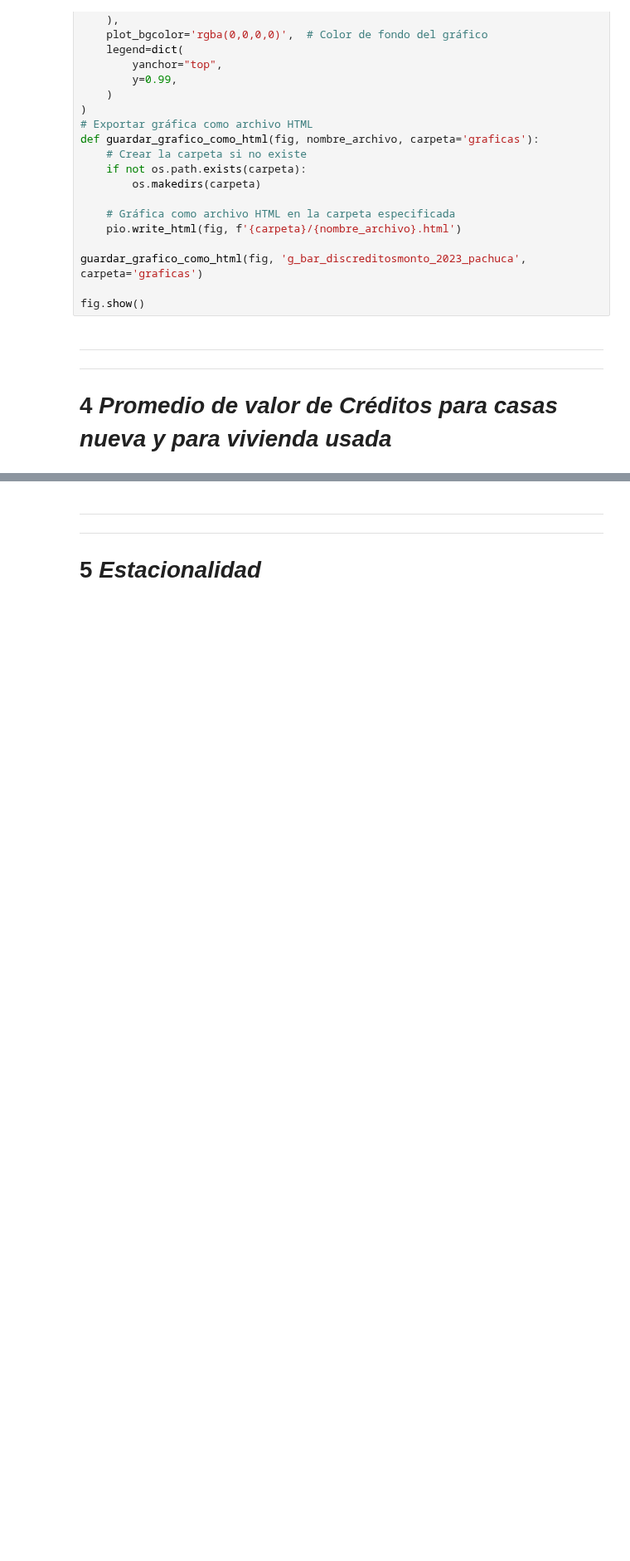
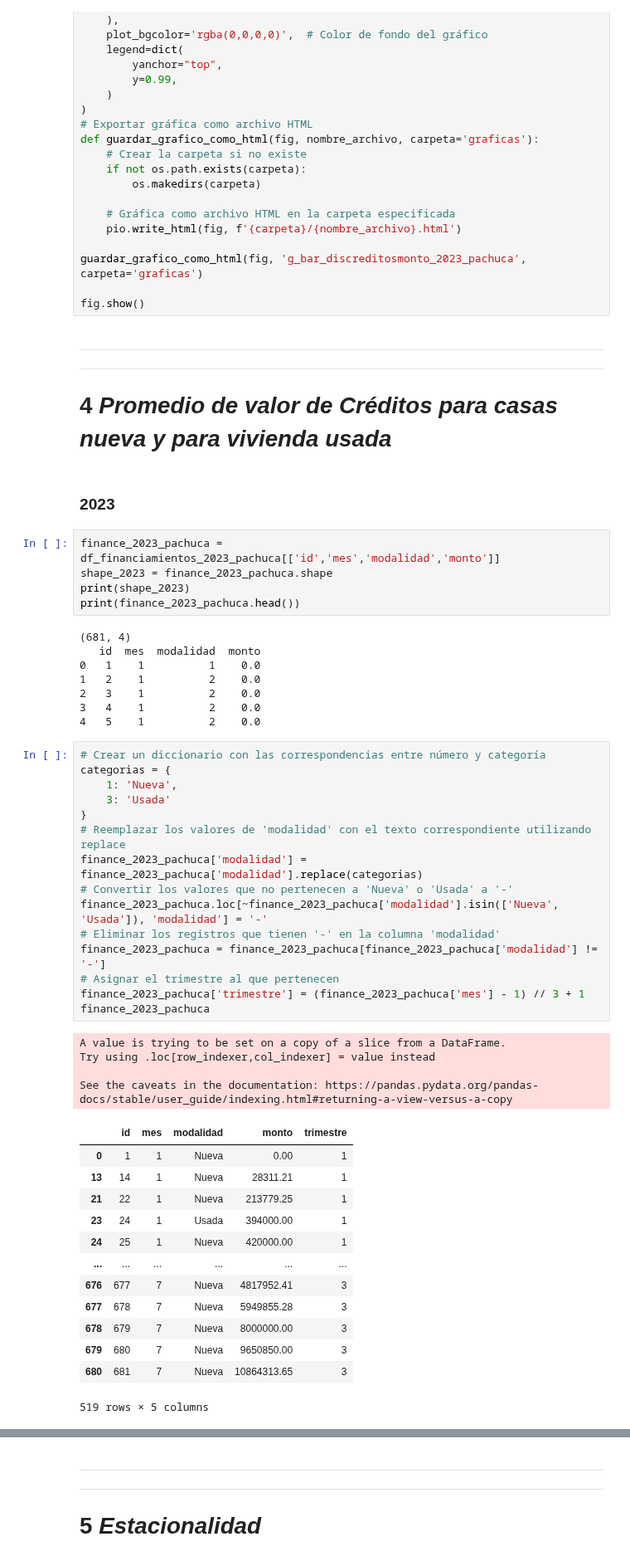
Before and after one commit to MiguelDWT4toCreativo/Datalpine, a Jupyter notebook: resources/jupyter/creditos_distribucion.ipynb, the cells around one changed output, grey strips where cells are left out. Shown at 83% size. Saved outputs shown, nothing was run; the diff lists cells and outputs as text; blank space fills up the shorter version.

Commit message:
Estudio: 4.4 Promedio de valor de créditos para viviendas nuevas y usadas (2022 & 2023)

```diff
--- a/resources/jupyter/creditos_distribucion.ipynb
+++ b/resources/jupyter/creditos_distribucion.ipynb
@@ -770,3 +770,51 @@ fig.show()
 ___
 ___
 # **4** *Promedio de valor de Créditos para casas nueva y para vivienda usada*
+# %% [markdown]
+### 2023
+# %%
+finance_2023_pachuca = df_financiamientos_2023_pachuca[['id','mes','modalidad','monto']]
+shape_2023 = finance_2023_pachuca.shape
+print(shape_2023)
+print(finance_2023_pachuca.head())
+# %% [output]
+(681, 4)
+   id  mes  modalidad  monto
+0   1    1          1    0.0
+1   2    1          2    0.0
+2   3    1          2    0.0
+3   4    1          2    0.0
+4   5    1          2    0.0
+# %%
+# Crear un diccionario con las correspondencias entre número y categoría
+categorias = {
+    1: 'Nueva',
+    3: 'Usada'
+}
+# Reemplazar los valores de 'modalidad' con el texto correspondiente utilizando replace
+finance_2023_pachuca['modalidad'] = finance_2023_pachuca['modalidad'].replace(categorias)
+# Convertir los valores que no pertenecen a 'Nueva' o 'Usada' a '-'
+finance_2023_pachuca.loc[~finance_2023_pachuca['modalidad'].isin(['Nueva', 'Usada']), 'modalidad'] = '-'
+# Eliminar los registros que tienen '-' en la columna 'modalidad'
+finance_2023_pachuca = finance_2023_pachuca[finance_2023_pachuca['modalidad'] != '-']
+# Asignar el trimestre al que pertenecen
+finance_2023_pachuca['trimestre'] = (finance_2023_pachuca['mes'] - 1) // 3 + 1
+finance_2023_pachuca
+# %% [output]
+A value is trying to be set on a copy of a slice from a DataFrame.
+Try using .loc[row_indexer,col_indexer] = value instead
+
+See the caveats in the documentation: https://pandas.pydata.org/pandas-docs/stable/user_guide/indexing.html#returning-a-view-versus-a-copy
+|  | id | mes | modalidad | monto | trimestre |
+| 0 | 1 | 1 | Nueva | 0.00 | 1 |
+| 13 | 14 | 1 | Nueva | 28311.21 | 1 |
+| 21 | 22 | 1 | Nueva | 213779.25 | 1 |
+| 23 | 24 | 1 | Usada | 394000.00 | 1 |
+| 24 | 25 | 1 | Nueva | 420000.00 | 1 |
+| ... | ... | ... | ... | ... | ... |
+| 676 | 677 | 7 | Nueva | 4817952.41 | 3 |
+| 677 | 678 | 7 | Nueva | 5949855.28 | 3 |
+| 678 | 679 | 7 | Nueva | 8000000.00 | 3 |
+| 679 | 680 | 7 | Nueva | 9650850.00 | 3 |
+| 680 | 681 | 7 | Nueva | 10864313.65 | 3 |
+519 rows × 5 columns
```
Also changed, not shown: parts of 11 cells of this notebook, 4 other files.
